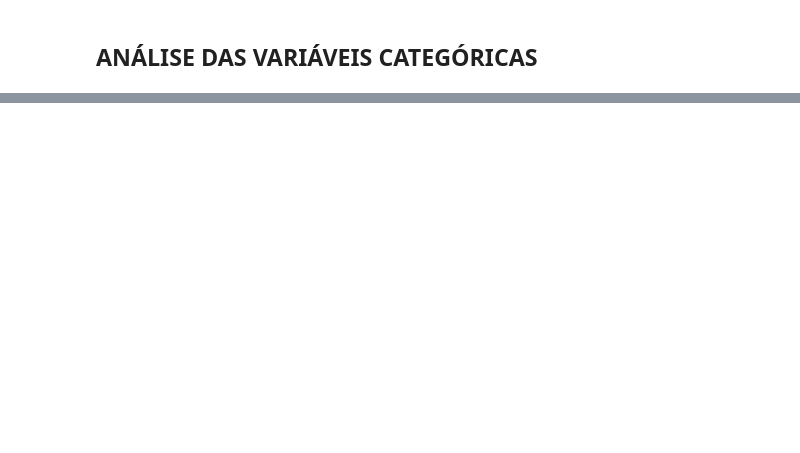
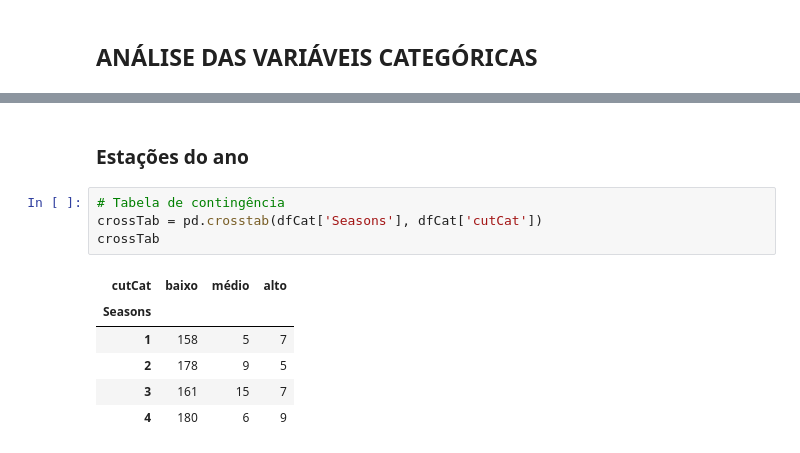
Before and after one commit to qymera0/per_dncPython, a Jupyter notebook: dinamica/dinamica02.ipynb, the cells around one changed output, grey strips where cells are left out. Cells and saved outputs as stored; diff of their text form; blank space fills up the shorter version.

```diff
--- a/dinamica/dinamica02.ipynb
+++ b/dinamica/dinamica02.ipynb
@@ -372,0 +488,13 @@ Comentários...
+# %% [markdown]
+### Estações do ano
+# %%
+# Tabela de contingência
+crossTab = pd.crosstab(dfCat['Seasons'], dfCat['cutCat'])
+crossTab
+# %% [output]
+| cutCat | baixo | médio | alto |
+| Seasons |  |  |  |
+| 1 | 158 | 5 | 7 |
+| 2 | 178 | 9 | 5 |
+| 3 | 161 | 15 | 7 |
+| 4 | 180 | 6 | 9 |
```
Also changed, not shown: parts of 35 cells of this notebook.
